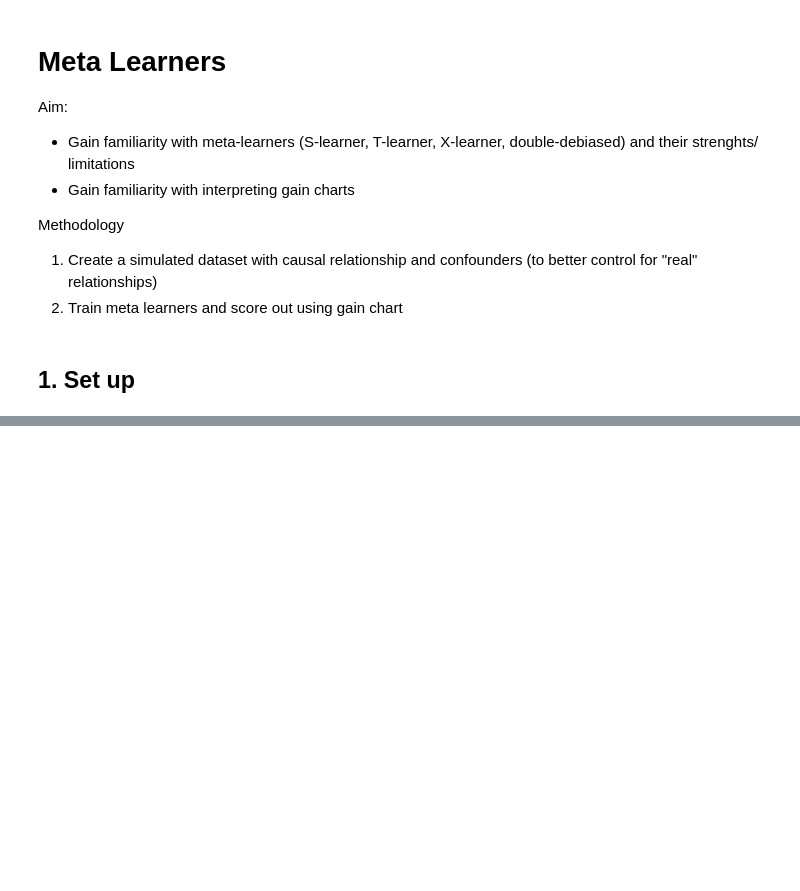
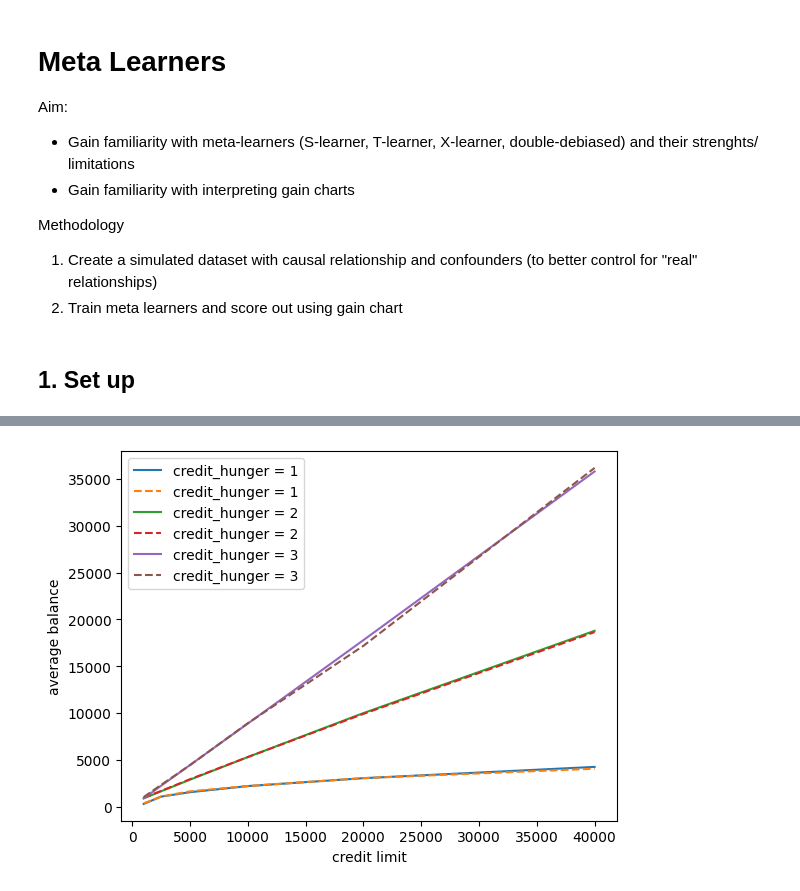
Before and after one commit to randomao/sandbox-for-ml-projects, a Jupyter notebook: projects/causal-ml/02_meta_learners.ipynb, the cells around one changed output, grey strips where cells are left out. Saved outputs shown, nothing was run; the diff lists cells and outputs as text; code cells hidden in the pictures; blank space fills up the shorter version.

```diff
--- a/projects/causal-ml/02_meta_learners.ipynb
+++ b/projects/causal-ml/02_meta_learners.ipynb
@@ -172,0 +323,38 @@ Name: credit_hunger_high, dtype: float64
+# %%
+def plot_true_vs_pred_relationship(
+        df: pd.DataFrame
+):
+
+    _dff = (
+        df.groupby(['credit_hunger', 'credit_limit'])
+        .aggregate({'balance':['mean','std'], 'pred_balance':'mean'})
+        .reset_index()
+    )
+
+    _dff.columns = ["_".join(x) if len(x[1])>0 else x[0] for x in _dff.columns]
+
+    fig, ax = plt.subplots()
+
+    for h in [1,2,3]:
+        ax.plot(
+            'credit_limit', 'balance_mean'
+            , data = _dff.loc[_dff['credit_hunger']==h]
+            , label=f"credit_hunger = {h}"
+            )
+
+        ax.plot(
+            'credit_limit', 'pred_balance_mean'
+            , data = _dff.loc[_dff['credit_hunger']==h]
+            , ls = '--'
+            , label=f"credit_hunger = {h}"
+            )
+
+
+    ax.legend()
+    ax.set_xlabel('credit limit')
+    ax.set_ylabel("average balance")
+    fig.show()
+# %%
+plot_true_vs_pred_relationship(df_test)
+# %% [output]
+[figure, added]
```
Also changed, not shown: parts of 15 cells of this notebook, 1 other file.
